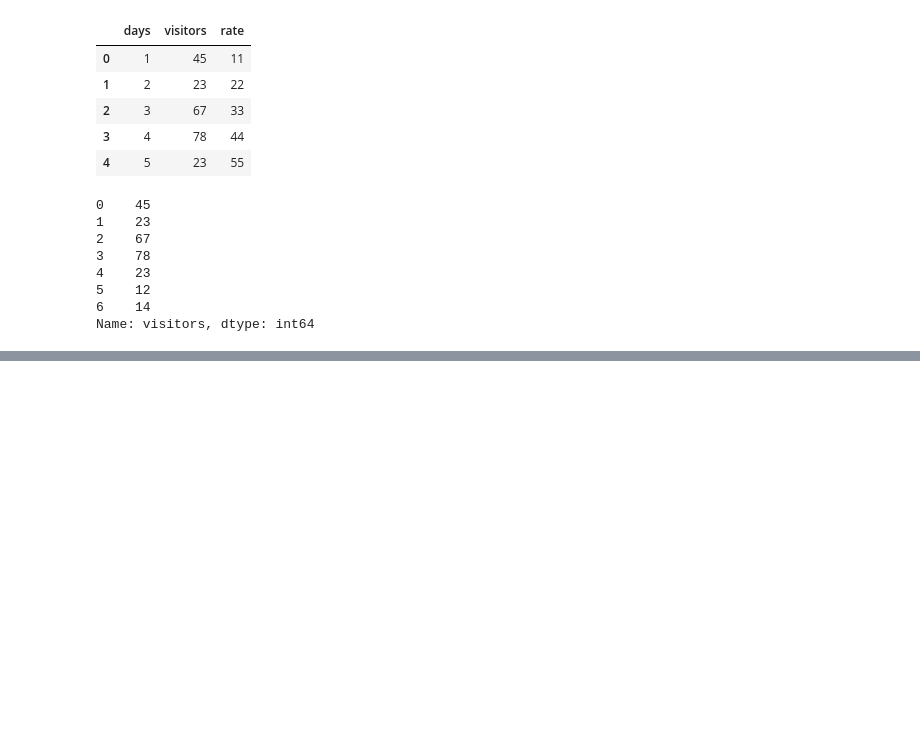
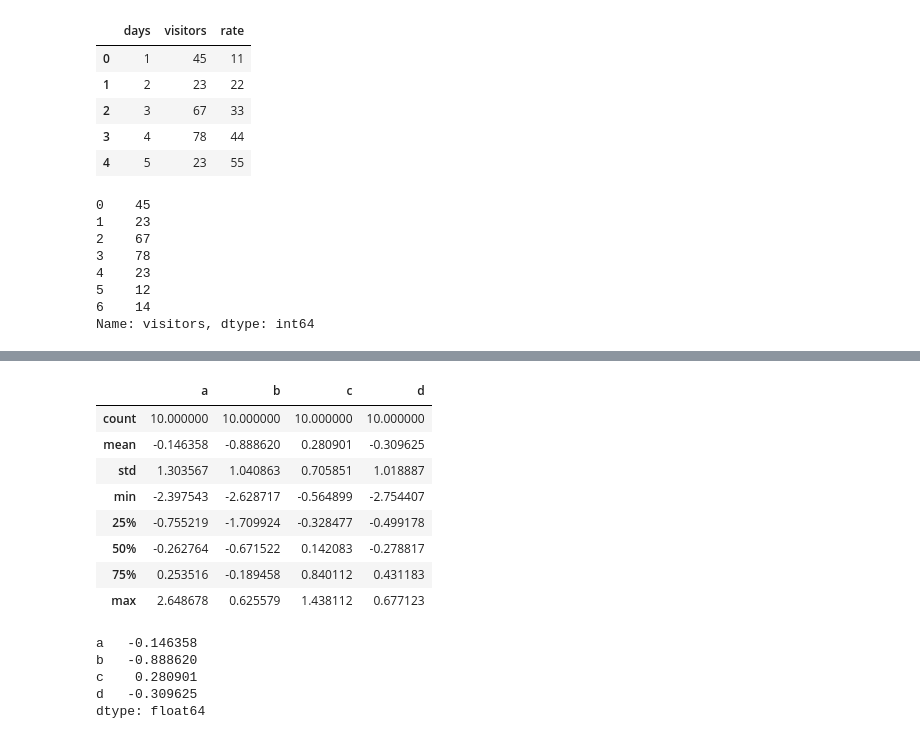
Before and after one commit to jpaulorc/Leaning-Python, a Jupyter notebook: NB00012-pandas.ipynb, the cells around one changed output, grey strips where cells are left out. Drawn from its saved outputs; the diff is of its cells as text; code cells hidden in the pictures; blank space fills up the shorter version.

```diff
--- a/NB00012-pandas.ipynb
+++ b/NB00012-pandas.ipynb
@@ -381,0 +478,20 @@ Name: visitors, dtype: int64
+# %%
+df.describe()
+# %% [output]
+|  | a | b | c | d |
+| count | 10.000000 | 10.000000 | 10.000000 | 10.000000 |
+| mean | -0.146358 | -0.888620 | 0.280901 | -0.309625 |
+| std | 1.303567 | 1.040863 | 0.705851 | 1.018887 |
+| min | -2.397543 | -2.628717 | -0.564899 | -2.754407 |
+| 25% | -0.755219 | -1.709924 | -0.328477 | -0.499178 |
+| 50% | -0.262764 | -0.671522 | 0.142083 | -0.278817 |
+| 75% | 0.253516 | -0.189458 | 0.840112 | 0.431183 |
+| max | 2.648678 | 0.625579 | 1.438112 | 0.677123 |
+# %%
+df.mean()
+# %% [output]
+a   -0.146358
+b   -0.888620
+c    0.280901
+d   -0.309625
+dtype: float64
```
Also changed, not shown: parts of 16 cells of this notebook.
